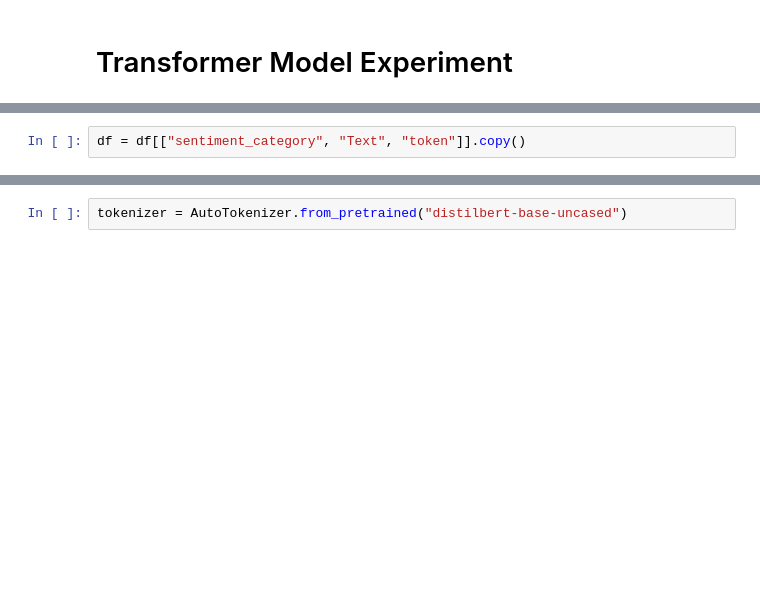
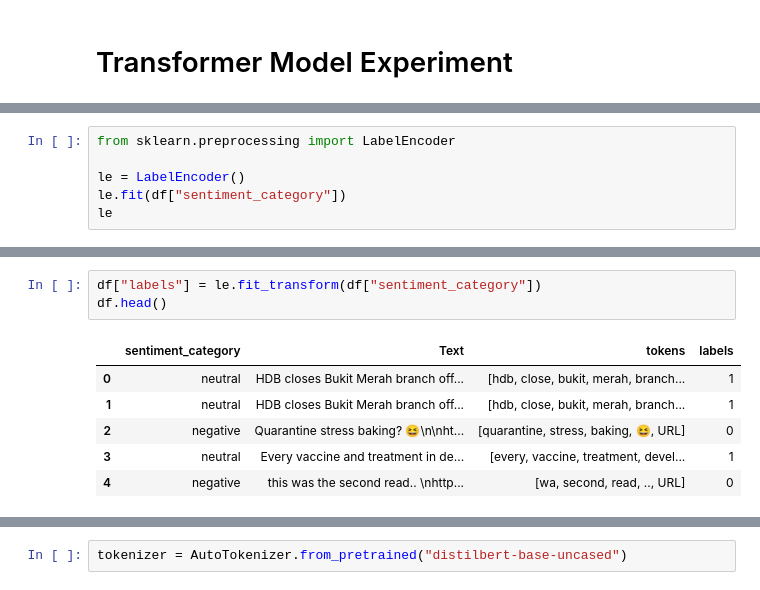
Before and after one commit to JL1829/tweet_sentiment, a Jupyter notebook: sentiment/model/transformer.ipynb, the cells around one changed output, grey strips where cells are left out. Saved outputs shown, nothing was run; the diff lists cells and outputs as text; blank space fills up the shorter version.

Commit message:
Johnny Update: - add report - add MLEngineBert.py - add transformer_model.py

```diff
--- a/sentiment/model/transformer.ipynb
+++ b/sentiment/model/transformer.ipynb
@@ -82,2 +81,0 @@ df.head()
-# %%
-df = df[["sentiment_category", "Text", "token"]].copy()
@@ -96,0 +82,6 @@ memory usage: 3.7+ MB
+# %%
+from sklearn.preprocessing import LabelEncoder
+
+le = LabelEncoder()
+le.fit(df["sentiment_category"])
+le
@@ -96,0 +123,10 @@ memory usage: 3.7+ MB
+# %%
+df["labels"] = le.fit_transform(df["sentiment_category"])
+df.head()
+# %% [output]
+|  | sentiment_category | Text | tokens | labels |
+| 0 | neutral | HDB closes Bukit Merah branch off... | [hdb, close, bukit, merah, branch... | 1 |
+| 1 | neutral | HDB closes Bukit Merah branch off... | [hdb, close, bukit, merah, branch... | 1 |
+| 2 | negative | Quarantine stress baking? 😆\n\nht... | [quarantine, stress, baking, 😆, URL] | 0 |
+| 3 | neutral | Every vaccine and treatment in de... | [every, vaccine, treatment, devel... | 1 |
+| 4 | negative | this was the second read.. \nhttp... | [wa, second, read, .., URL] | 0 |
```
Also changed, not shown: parts of 48 cells of this notebook, 5 other files.
